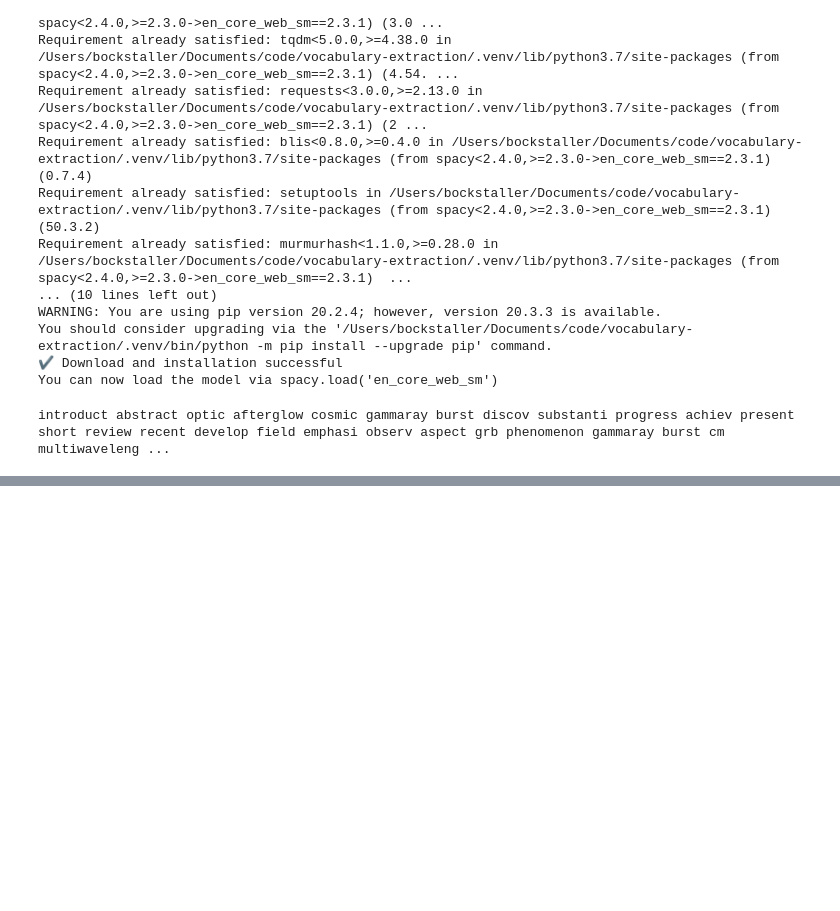
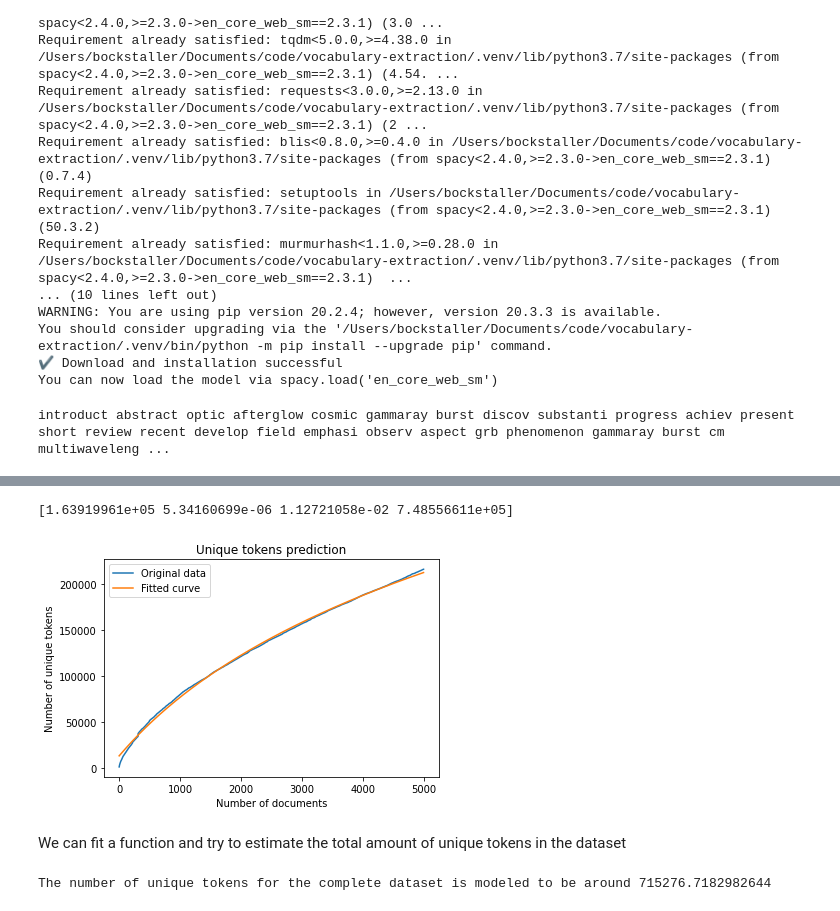
Before and after one commit to OshFrosch/Vocabulary-Predictor, a Jupyter notebook: src/notebooks/explore_dataset.ipynb, the cells around one changed output, grey strips where cells are left out. Saved outputs shown, nothing was run; the diff lists cells and outputs as text; code cells hidden in the pictures; blank space fills up the shorter version.

Commit message:
predicts dataset size

```diff
--- a/src/notebooks/explore_dataset.ipynb
+++ b/src/notebooks/explore_dataset.ipynb
@@ -324,0 +363,36 @@ array([[<AxesSubplot:title={'center':'0'}>]], dtype=object)
+# %%
+from scipy.optimize import curve_fit
+import matplotlib.pyplot as plt
+import numpy as np
+
+yn=df.loc[:, df.columns == 'total_words'].values.flatten()
+
+x=range(5000)
+
+def logFunc( x, a, b, c, d ):
+    return a*np.log( b*x + c ) + d
+
+popt, pcov = curve_fit(logFunc, x, yn)
+
+print(popt)
+
+plt.plot(x,yn, label="Original data")
+plt.plot(x, logFunc(x,popt[0],popt[1],popt[2],popt[3]), label="Fitted curve")
+plt.legend(loc='upper left')
+plt.title('Unique tokens prediction')
+plt.xlabel('Number of documents')
+plt.ylabel('Number of unique tokens')
+plt.show()
+
+def predict_unique_token_count(x):
+    return logFunc(x, popt[0],popt[1],popt[2],popt[3])
+# %% [output]
+[1.63919961e+05 5.34160699e-06 1.12721058e-02 7.48556611e+05]
+[figure, added]
+# %% [markdown]
+We can fit a function and try to estimate the total amount of unique tokens in the dataset
+# %%
+unique_tokens = predict_unique_token_count(number_of_files)
+print("The number of unique tokens for the complete dataset is modeled to be around {}".format(unique_tokens))
+# %% [output]
+The number of unique tokens for the complete dataset is modeled to be around 715276.7182982644
```
Also changed, not shown: parts of 15 cells of this notebook, 1 other file.
